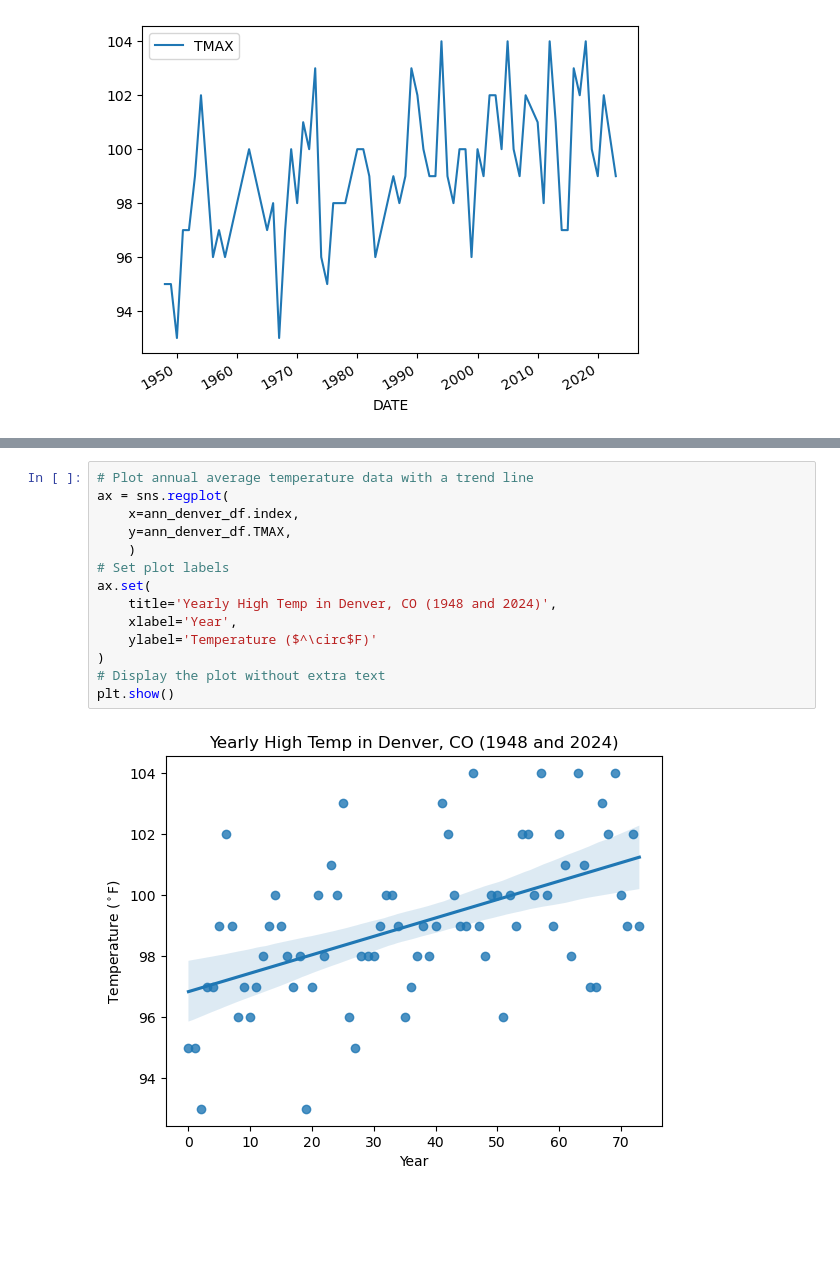
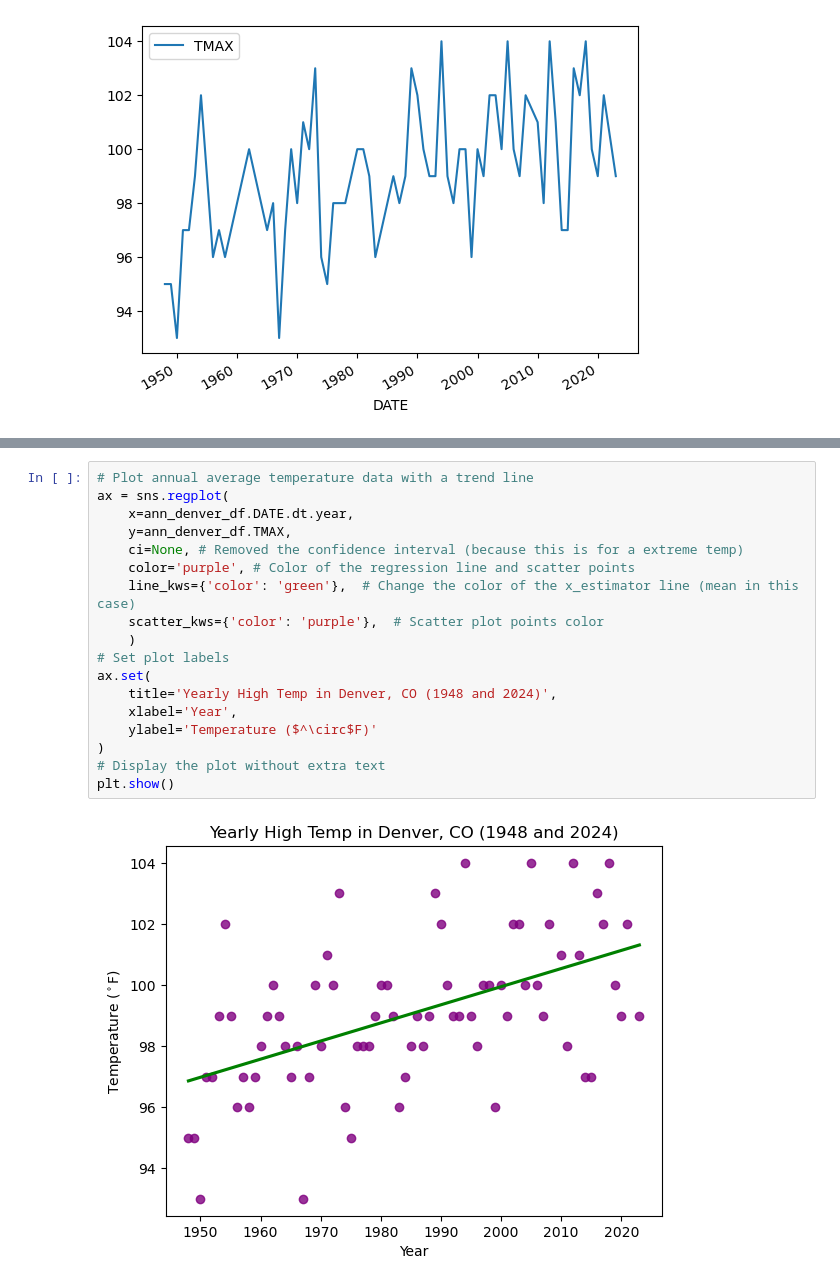
Before and after one commit to earthlab-education/climate-coding-challenge-ZimmZone, a Jupyter notebook: climate_coding_challenge_chapters/portfolio_Denver_CO_TMAX_withcode.ipynb, the cells around one changed output, grey strips where cells are left out. Cells and saved outputs as stored; diff of their text form; blank space fills up the shorter version.

```diff
--- a/climate_coding_challenge_chapters/portfolio_Denver_CO_TMAX_withcode.ipynb
+++ b/climate_coding_challenge_chapters/portfolio_Denver_CO_TMAX_withcode.ipynb
@@ -244,17 +248,21 @@ Intercept: 98.16919736626025
 # %%
 # Plot annual average temperature data with a trend line
 ax = sns.regplot(
-    x=ann_denver_df.index,
+    x=ann_denver_df.DATE.dt.year,
     y=ann_denver_df.TMAX,
+    ci=None, # Removed the confidence interval (because this is for a extreme temp)
+    color='purple', # Color of the regression line and scatter points
+    line_kws={'color': 'green'},  # Change the color of the x_estimator line (mean in this case)
+    scatter_kws={'color': 'purple'},  # Scatter plot points color
     )
 # Set plot labels
 ax.set(
     title='Yearly High Temp in Denver, CO (1948 and 2024)',
     xlabel='Year',
     ylabel='Temperature ($^\circ$F)'
 )
 # Display the plot without extra text
 plt.show()
 # %% [output]
-[figure, old version]
+[figure, new version]
 # %% [markdown]
```
Also changed, not shown: parts of 7 cells of this notebook.
